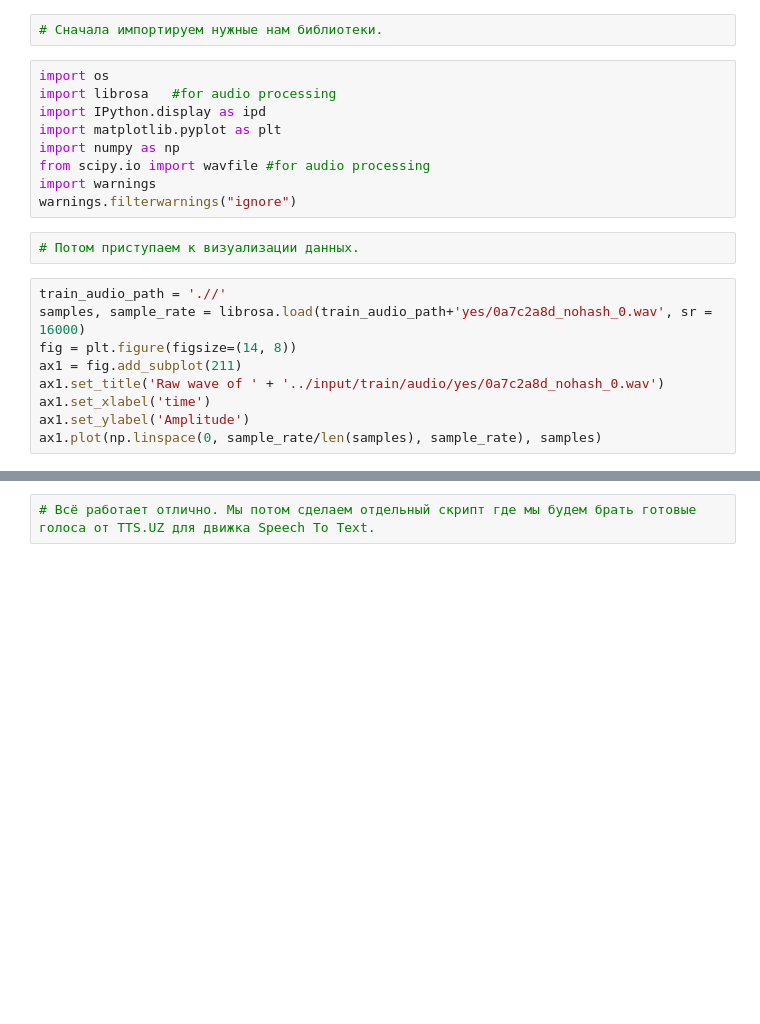
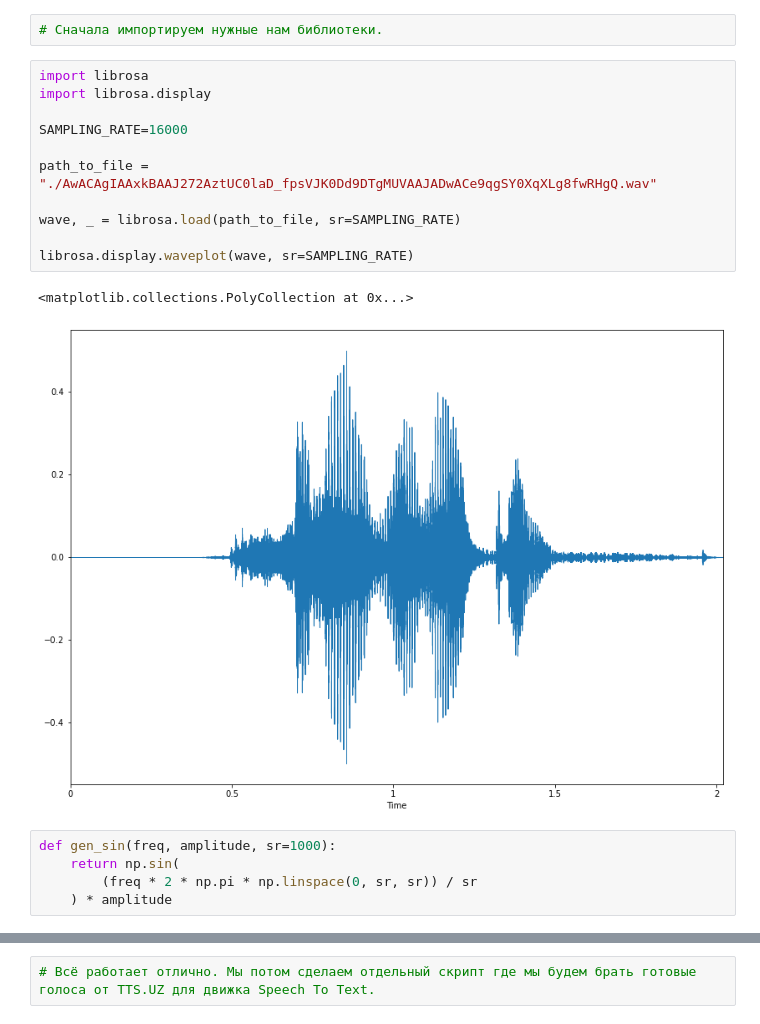
Before and after one commit to sonictimur/wstars_voiceAI, a Jupyter notebook: AI_Scripts.ipynb, the cells around one changed output, grey strips where cells are left out. Drawn from its saved outputs; the diff is of its cells as text; blank space fills up the shorter version.

```diff
--- a/AI_Scripts.ipynb
+++ b/AI_Scripts.ipynb
@@ -110,23 +110,22 @@ dataset_common_uzbek_words_occurances.to_csv(file_name, sep=',', encoding='cp125
 ### Теперь приступим к обучению модели на распознования речи и перевод в текст.
 # %%
 # Сначала импортируем нужные нам библиотеки.
-# %%
-import os
-import librosa   #for audio processing
-import IPython.display as ipd
-import matplotlib.pyplot as plt
-import numpy as np
-from scipy.io import wavfile #for audio processing
-import warnings
-warnings.filterwarnings("ignore")
-# %%
-# Потом приступаем к визуализации данных.
-# %%
-train_audio_path = './/'
-samples, sample_rate = librosa.load(train_audio_path+'yes/0a7c2a8d_nohash_0.wav', sr = 16000)
-fig = plt.figure(figsize=(14, 8))
-ax1 = fig.add_subplot(211)
-ax1.set_title('Raw wave of ' + '../input/train/audio/yes/0a7c2a8d_nohash_0.wav')
-ax1.set_xlabel('time')
-ax1.set_ylabel('Amplitude')
-ax1.plot(np.linspace(0, sample_rate/len(samples), sample_rate), samples)
+# %%
+import librosa
+import librosa.display
+
+SAMPLING_RATE=16000
+
+path_to_file = "./AwACAgIAAxkBAAJ272AztUC0laD_fpsVJK0Dd9DTgMUVAAJADwACe9qgSY0XqXLg8fwRHgQ.wav"
+
+wave, _ = librosa.load(path_to_file, sr=SAMPLING_RATE)
+
+librosa.display.waveplot(wave, sr=SAMPLING_RATE)
+# %% [output]
+<matplotlib.collections.PolyCollection at 0x...>
+[figure, added]
+# %%
+def gen_sin(freq, amplitude, sr=1000):
+    return np.sin(
+        (freq * 2 * np.pi * np.linspace(0, sr, sr)) / sr
+    ) * amplitude
```
Also changed, not shown: parts of 13 cells of this notebook, 2 other files.
